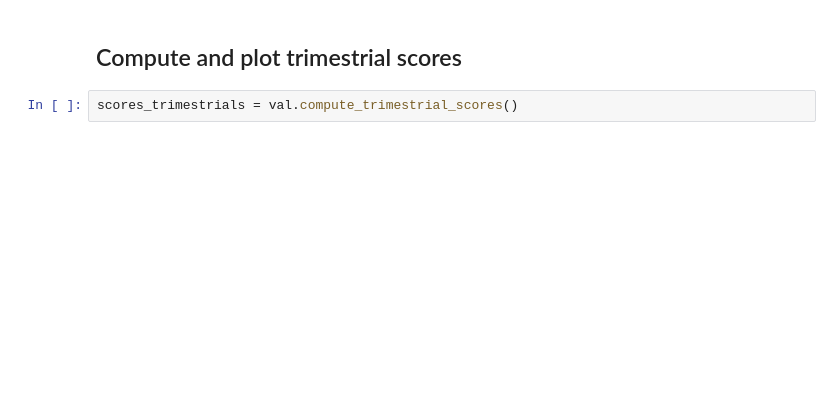
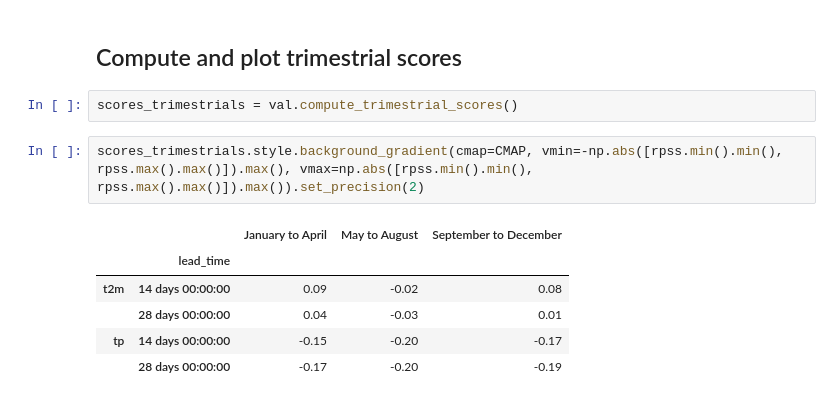
Before and after one commit to crim-ca/crims2s, a Jupyter notebook: notebooks/JG - Validation.ipynb, the cells around one changed output. Saved outputs shown, nothing was run; the diff lists cells and outputs as text; blank space fills up the shorter version.

```diff
--- a/notebooks/JG - Validation.ipynb
+++ b/notebooks/JG - Validation.ipynb
@@ -443,6 +476,15 @@ scores_monthly.xs('tp', axis=0).transpose().plot(ax=axes[2])
 ## Compute and plot trimestrial scores
 # %%
 scores_trimestrials = val.compute_trimestrial_scores()
+# %%
+scores_trimestrials.style.background_gradient(cmap=CMAP, vmin=-np.abs([rpss.min().min(), rpss.max().max()]).max(), vmax=np.abs([rpss.min().min(), rpss.max().max()]).max()).set_precision(2)
+# %% [output]
+|  |  | January to April | May to August | September to December |
+|  | lead_time |  |  |  |
+| t2m | 14 days 00:00:00 | 0.09 | -0.02 | 0.08 |
+|  | 28 days 00:00:00 | 0.04 | -0.03 | 0.01 |
+| tp | 14 days 00:00:00 | -0.15 | -0.20 | -0.17 |
+|  | 28 days 00:00:00 | -0.17 | -0.20 | -0.19 |
 # %%
 fig, axes = plt.subplots(nrows=1, ncols=3, figsize=(25, 5))
 scores_trimestrials.transpose().plot(ax=axes[0])
```
Also changed, not shown: parts of 27 cells of this notebook.
